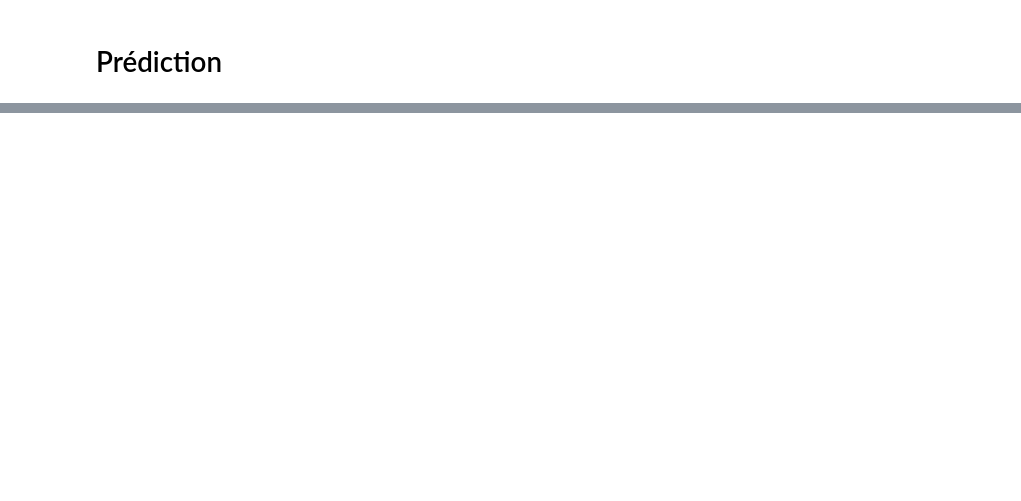
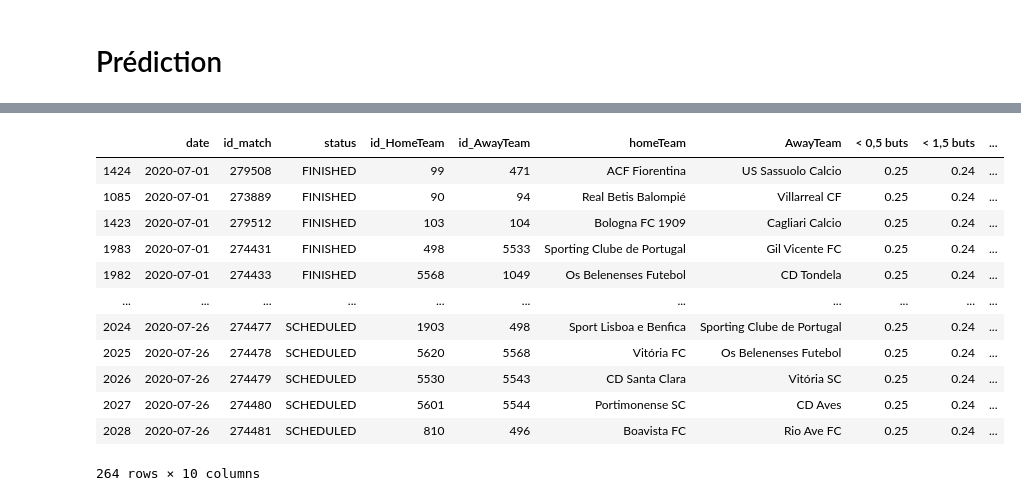
Before and after one commit to Amuthu98/projetannuel4IABD2, a Jupyter notebook: ETAPE_3/Buts_matchs.ipynb, the cells around one changed output, grey strips where cells are left out. Saved outputs shown, nothing was run; the diff lists cells and outputs as text; code cells hidden in the pictures; blank space fills up the shorter version.

```diff
--- a/ETAPE_3/Buts_matchs.ipynb
+++ b/ETAPE_3/Buts_matchs.ipynb
@@ -186,6 +170,15 @@ def create_model():
     model.add(Dense(128, input_dim=x_train.shape[1], activation='linear'))
     model.add(Dense(512, input_dim=x_train.shape[1], activation='relu'))
     model.add(Dense(128, input_dim=x_train.shape[1], activation='linear'))
+    model.add(Dense(128, input_dim=x_train.shape[1], activation='linear'))
+    model.add(Dense(512, input_dim=x_train.shape[1], activation='relu'))
+    model.add(Dense(128, input_dim=x_train.shape[1], activation='linear'))
+    model.add(Dense(128, input_dim=x_train.shape[1], activation='linear'))
+    model.add(Dense(512, input_dim=x_train.shape[1], activation='relu'))
+    model.add(Dense(128, input_dim=x_train.shape[1], activation='linear'))
+    model.add(Dense(128, input_dim=x_train.shape[1], activation='linear'))
+    model.add(Dense(512, input_dim=x_train.shape[1], activation='relu'))
+    model.add(Dense(128, input_dim=x_train.shape[1], activation='linear'))
     model.add(Dense(3, activation='softmax'))
     model.compile(loss="sparse_categorical_crossentropy",
                   optimizer=Adam(),
@@ -244,7 +240,12 @@ plt.ylabel('Accuracy')
 # Prédiction
 # %%
 unique = x_prediction.values
+
 results = []
-
+zero =[]
+un = []
+deux = []
 i = 0
-unique[1]
+x_train.shape
+predictions_final = model.predict(np.array([x_train[1]]))
+predictions_final.shape
@@ -255,4 +258,10 @@ for i in unique:
     predictions_final = model.predict(np.array([[i[7],i[8],i[9],i[10],i[11],i[12]]]))
     result = np.argmax(predictions_final)
     results.append(result)
-    print(result)
+    pred0 =round(predictions_final[0][0],2)
+    zero.append(pred0)
+    pred1 =round(predictions_final[0][1],2)
+    un.append(pred1)
+    pred2 =round(predictions_final[0][2],2)
+    deux.append(pred2)
+    print(result,predictions_final)
@@ -261,8 +286,22 @@ np.asarray(results)
 # %%
 df = {'date':x_prediction.date,'id_match':x_prediction.id_match,'status':x_prediction.status,'id_HomeTeam':x_prediction.idHomeTeam,'id_AwayTeam':x_prediction.idAwayTeam,
-      'homeTeam':x_prediction.homeTeam,'AwayTeam':x_prediction.awayTeam,'buts_class':results}
+      'homeTeam':x_prediction.homeTeam,'AwayTeam':x_prediction.awayTeam,'< 0,5 buts':zero,'< 1,5 buts':un,'< 2,5 buts':deux}
 df = pd.DataFrame(df)
 df
+# %% [output]
+|  | date | id_match | status | id_HomeTeam | id_AwayTeam | homeTeam | AwayTeam | < 0,5 buts | < 1,5 buts | ... |
+| 1424 | 2020-07-01 | 279508 | FINISHED | 99 | 471 | ACF Fiorentina | US Sassuolo Calcio | 0.25 | 0.24 | ... |
+| 1085 | 2020-07-01 | 273889 | FINISHED | 90 | 94 | Real Betis Balompié | Villarreal CF | 0.25 | 0.24 | ... |
+| 1423 | 2020-07-01 | 279512 | FINISHED | 103 | 104 | Bologna FC 1909 | Cagliari Calcio | 0.25 | 0.24 | ... |
+| 1983 | 2020-07-01 | 274431 | FINISHED | 498 | 5533 | Sporting Clube de Portugal | Gil Vicente FC | 0.25 | 0.24 | ... |
+| 1982 | 2020-07-01 | 274433 | FINISHED | 5568 | 1049 | Os Belenenses Futebol | CD Tondela | 0.25 | 0.24 | ... |
+| ... | ... | ... | ... | ... | ... | ... | ... | ... | ... | ... |
+| 2024 | 2020-07-26 | 274477 | SCHEDULED | 1903 | 498 | Sport Lisboa e Benfica | Sporting Clube de Portugal | 0.25 | 0.24 | ... |
+| 2025 | 2020-07-26 | 274478 | SCHEDULED | 5620 | 5568 | Vitória FC | Os Belenenses Futebol | 0.25 | 0.24 | ... |
+| 2026 | 2020-07-26 | 274479 | SCHEDULED | 5530 | 5543 | CD Santa Clara | Vitória SC | 0.25 | 0.24 | ... |
+| 2027 | 2020-07-26 | 274480 | SCHEDULED | 5601 | 5544 | Portimonense SC | CD Aves | 0.25 | 0.24 | ... |
+| 2028 | 2020-07-26 | 274481 | SCHEDULED | 810 | 496 | Boavista FC | Rio Ave FC | 0.25 | 0.24 | ... |
+264 rows × 10 columns
 # %%
 df.to_csv('C:\\Users\\Amrta\\Documents\\GitHub\\projetannuel4IABD2\\ETAPE_3\\predict_buts_matchs\\predictions_buts_matchs.csv',index = False)
 df.to_json (r'C:\\Users\\Amrta\\Documents\\GitHub\\projetannuel4IABD2\\ETAPE_3\\predict_buts_matchs\\predictions_buts_matchs.json')
```
Also changed, not shown: parts of 14 cells of this notebook, 13 other files.
